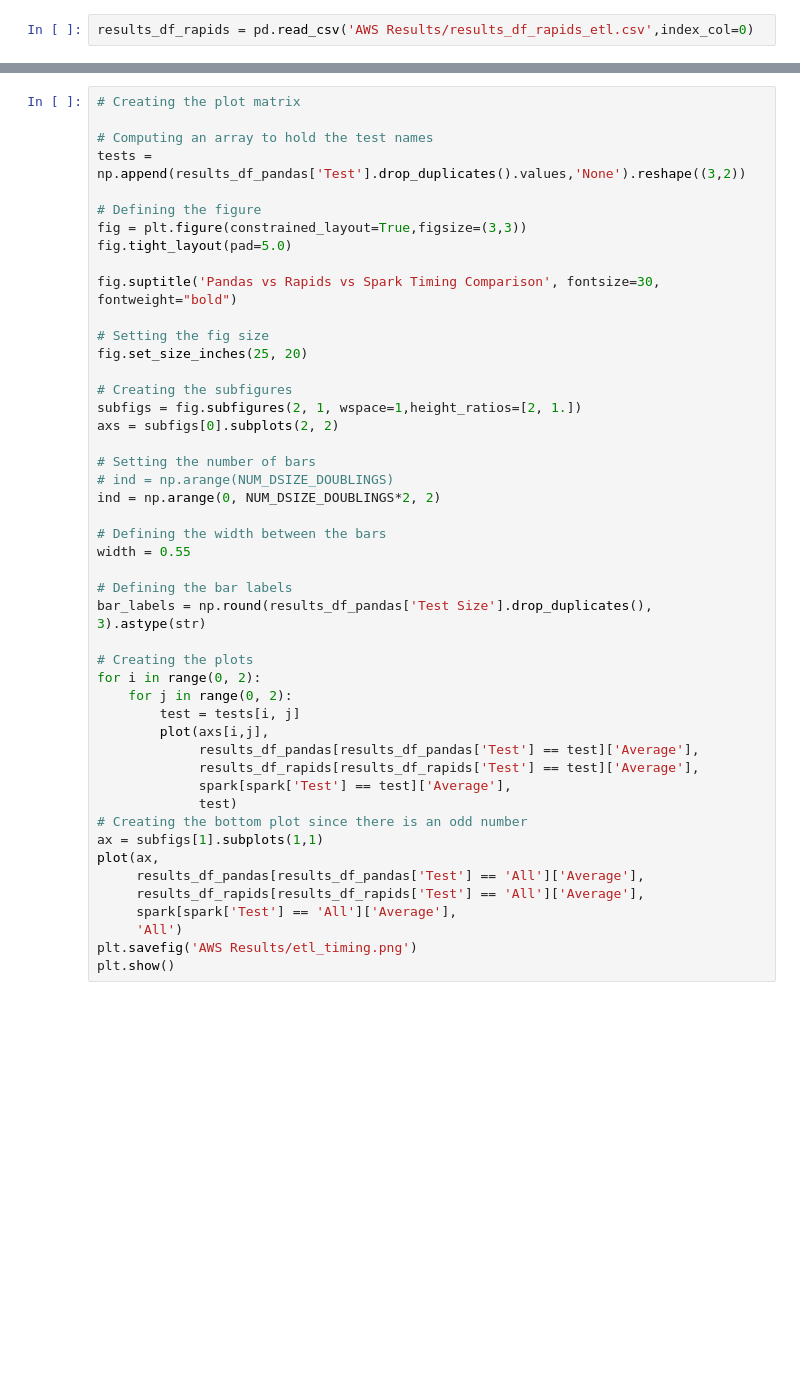
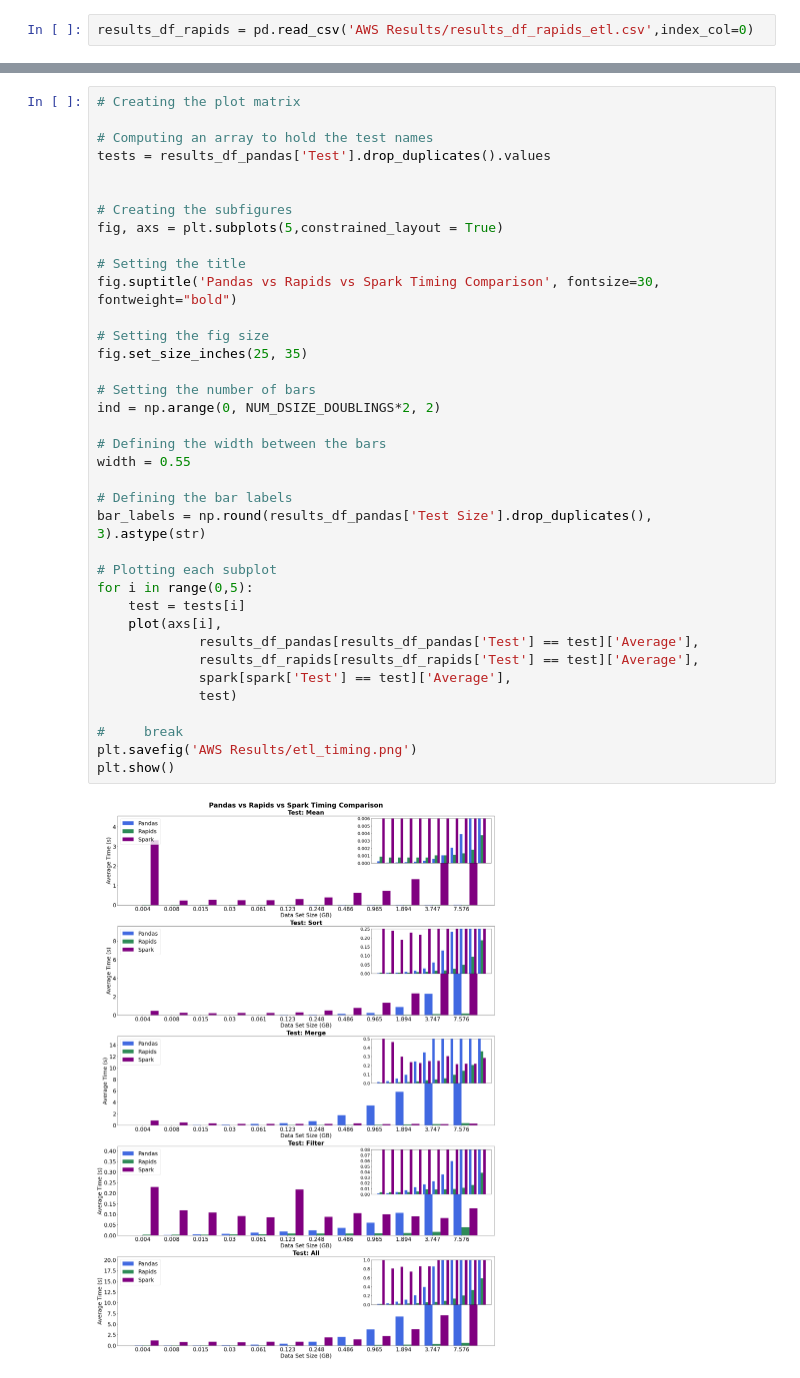
Before and after one commit to avickars/rapids-blog-post, a Jupyter notebook: ETL Timing Viz.ipynb, the cells around one changed output, grey strips where cells are left out. Saved outputs shown, nothing was run; the diff lists cells and outputs as text; blank space fills up the shorter version.

```diff
--- a/ETL Timing Viz.ipynb
+++ b/ETL Timing Viz.ipynb
@@ -79,47 +81,39 @@ def plot(axs, averages_pandas, averages_rapids, averages_spark, test):
 # %%
 # Creating the plot matrix
 
 # Computing an array to hold the test names
-tests = np.append(results_df_pandas['Test'].drop_duplicates().values,'None').reshape((3,2))
+tests = results_df_pandas['Test'].drop_duplicates().values
 
-# Defining the figure
-fig = plt.figure(constrained_layout=True,figsize=(3,3))
-fig.tight_layout(pad=5.0)
 
+# Creating the subfigures
+fig, axs = plt.subplots(5,constrained_layout = True)
+
+# Setting the title
 fig.suptitle('Pandas vs Rapids vs Spark Timing Comparison', fontsize=30, fontweight="bold")
 
 # Setting the fig size
-fig.set_size_inches(25, 20)
-
-# Creating the subfigures
-subfigs = fig.subfigures(2, 1, wspace=1,height_ratios=[2, 1.])
-axs = subfigs[0].subplots(2, 2)
+fig.set_size_inches(25, 35)
 
 # Setting the number of bars
-# ind = np.arange(NUM_DSIZE_DOUBLINGS)
 ind = np.arange(0, NUM_DSIZE_DOUBLINGS*2, 2)
 
 # Defining the width between the bars
 width = 0.55
 
 # Defining the bar labels
 bar_labels = np.round(results_df_pandas['Test Size'].drop_duplicates(), 3).astype(str)
 
-# Creating the plots
-for i in range(0, 2):
-    for j in range(0, 2):
-        test = tests[i, j]
-        plot(axs[i,j],
+# Plotting each subplot
+for i in range(0,5):
+    test = tests[i]
+    plot(axs[i],
              results_df_pandas[results_df_pandas['Test'] == test]['Average'],
              results_df_rapids[results_df_rapids['Test'] == test]['Average'],
              spark[spark['Test'] == test]['Average'],
              test)
-# Creating the bottom plot since there is an odd number
-ax = subfigs[1].subplots(1,1)
-plot(ax,
-     results_df_pandas[results_df_pandas['Test'] == 'All']['Average'],
-     results_df_rapids[results_df_rapids['Test'] == 'All']['Average'],
-     spark[spark['Test'] == 'All']['Average'],
-     'All')
+
+#     break
 plt.savefig('AWS Results/etl_timing.png')
 plt.show()
+# %% [output]
+[figure, added]
```
Also changed, not shown: parts of 1 cell of this notebook, 7 other files.
